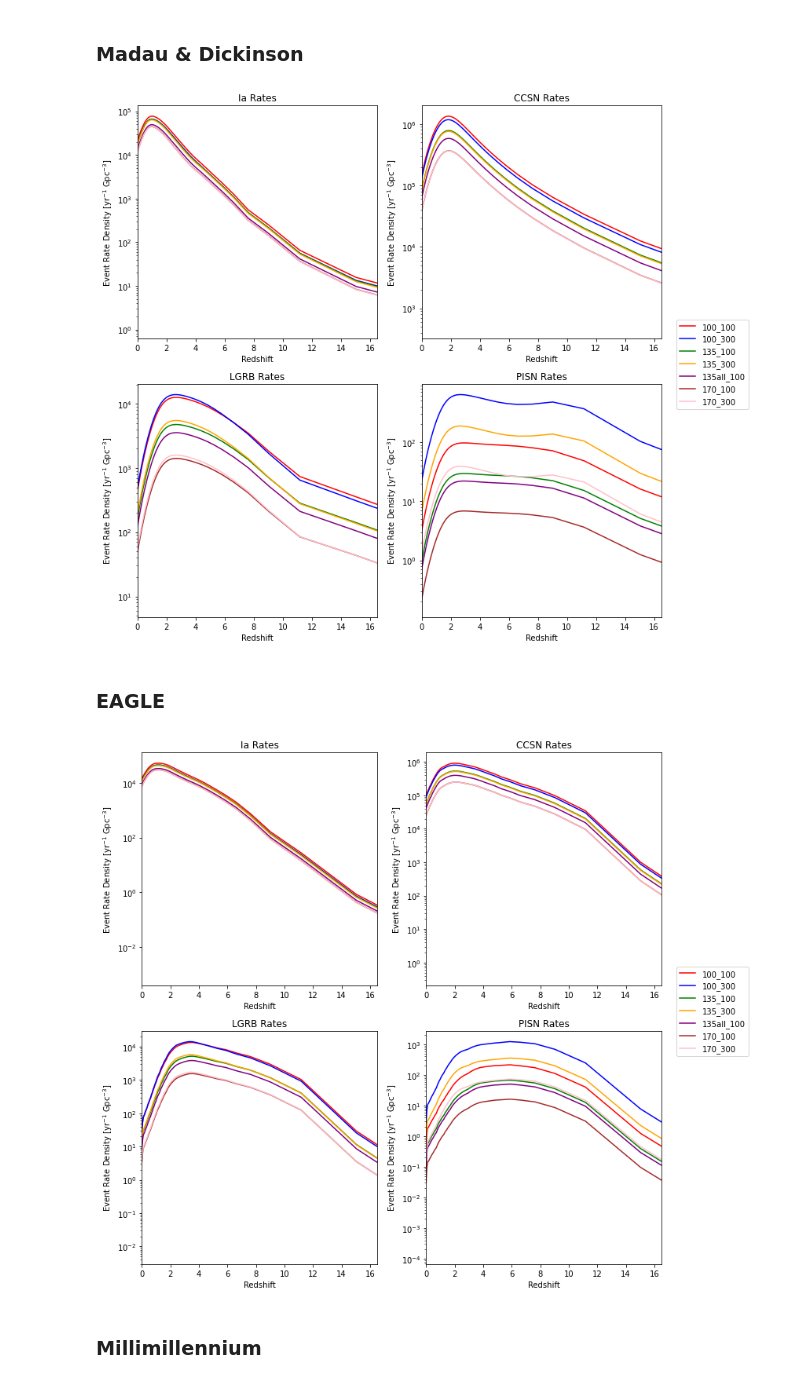
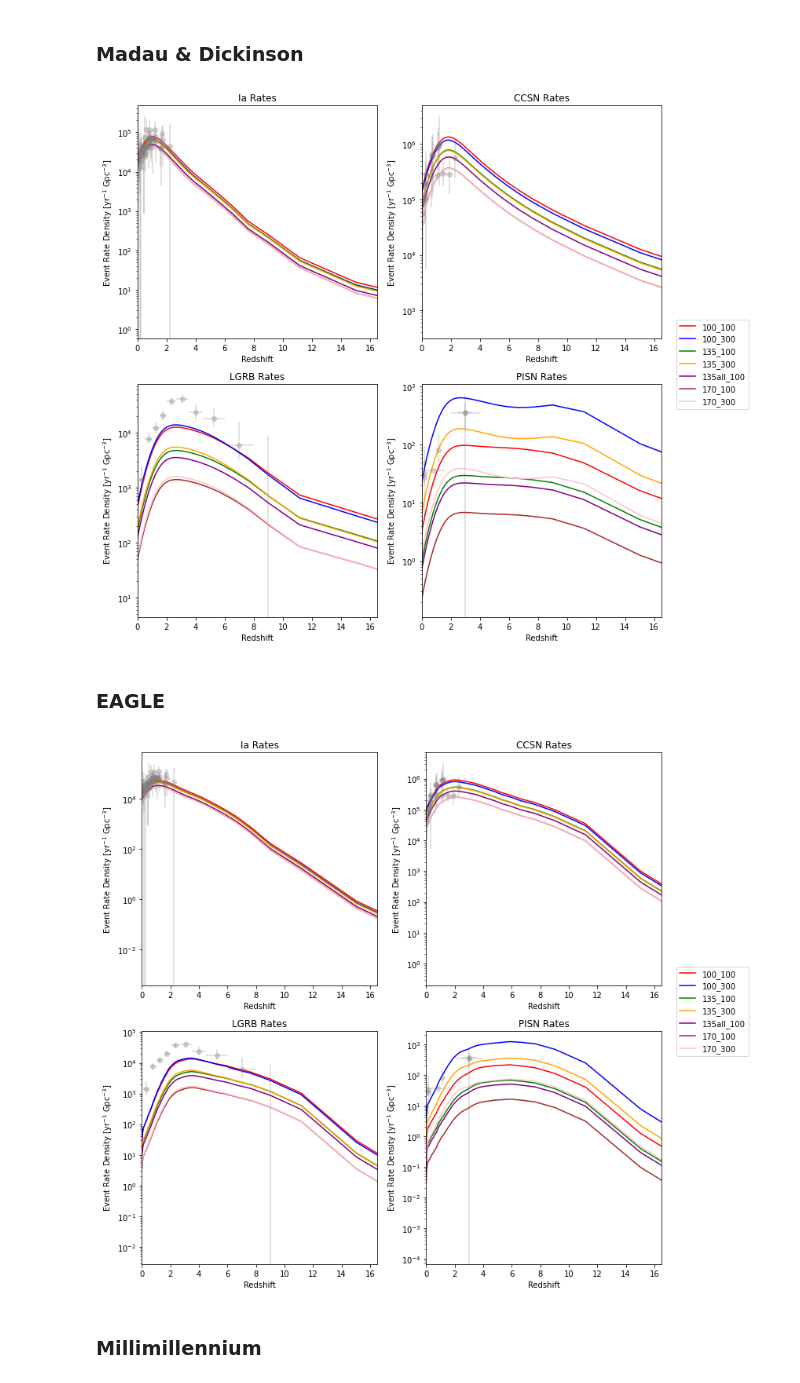
Before and after one commit to NicholaCharlton/Y4_Project, a Jupyter notebook: Dillon/Semester 2/All Rates (by Model).ipynb, the cells around one changed output. Drawn from its saved outputs; the diff is of its cells as text; code cells hidden in the pictures.

```diff
--- a/Dillon/Semester 2/All Rates (by Model).ipynb
+++ b/Dillon/Semester 2/All Rates (by Model).ipynb
@@ -28,6 +39,13 @@ bpass_file_colors = {
     '170_100': 'brown',
     '170_300': 'pink',
 }
+
+obs_colors = {
+    'Ia': 'grey',
+    'CCSN': 'grey',
+    'LGRB': 'grey',
+    'PISN': 'grey',
+}
 # %%
 model_data = {}
 
@@ -168,6 +208,17 @@ for model in models_to_plot:
                 handles.append(line)
                 labels.append(f'{bpass_file}')
 
+        ax.errorbar(
+            np.array(globals()[f'obs_{event_type}']['mean_z']),
+            np.array(globals()[f'obs_{event_type}']['rate']) * h**3,
+            xerr=[globals()[f'obs_{event_type}']['lower_z'], globals()[f'obs_{event_type}']['upper_z']],
+            yerr=[globals()[f'obs_{event_type}']['lower_rate'] * h**3, globals()[f'obs_{event_type}']['upper_rate'] * h**3],
+            fmt="o",
+            ms=6,
+            alpha=0.3,
+            color=obs_colors[event_type],
+        )
+
         ax.set_xlabel('Redshift')
         ax.set_ylabel(r"Event Rate Density [yr$^{-1}$ Gpc$^{-3}]$")
 
@@ -177,5 +228,6 @@ for model in models_to_plot:
     fig.legend(handles, labels, loc='center left', bbox_to_anchor=(0.85, 0.5))
     plt.tight_layout(rect=[0, 0, 0.85, 1])
 
+
     plt.show()
 # %% [output]
@@ -206,6 +258,17 @@ for model in models_to_plot:
                 handles.append(line)
                 labels.append(f'{bpass_file}')
 
+        ax.errorbar(
+            np.array(globals()[f'obs_{event_type}']['mean_z']),
+            np.array(globals()[f'obs_{event_type}']['rate']) * h**3,
+            xerr=[globals()[f'obs_{event_type}']['lower_z'], globals()[f'obs_{event_type}']['upper_z']],
+            yerr=[globals()[f'obs_{event_type}']['lower_rate'] * h**3, globals()[f'obs_{event_type}']['upper_rate'] * h**3],
+            fmt="o",
+            ms=6,
+            alpha=0.3,
+            color=obs_colors[event_type],
+        )
+
         ax.set_xlabel('Redshift')
         ax.set_ylabel(r"Event Rate Density [yr$^{-1}$ Gpc$^{-3}]$")
 
@@ -215,9 +278,10 @@ for model in models_to_plot:
     fig.legend(handles, labels, loc='center left', bbox_to_anchor=(0.85, 0.5))
     plt.tight_layout(rect=[0, 0, 0.85, 1])
 
+
     plt.show()
 # %% [output]
-[figure, old version]
+[figure, new version]
 # %% [markdown]
 ### EAGLE
 # %%
@@ -228,34 +292,46 @@ for model in models_to_plot:
 
     handles, labels = [], []
 
     for i, event_type in enumerate(['Ia', 'CCSN', 'LGRB', 'PISN']):
         ax = axs[i // 2, i % 2]
 
         title_position = 1
         ax.set_title(f'{event_type} Rates', y=title_position)
 
         for bpass_file in BPASS_files:
             rates_data = globals()[f'{event_type}_rates'][model][bpass_file]
             x_axis_data = model_data[model][bpass_file]['redshift_edges'][:-1]
 
             line, = ax.plot(x_axis_data, rates_data, label=f'{bpass_file}', color=bpass_file_colors[bpass_file])
 
             if i == 0:
                 handles.append(line)
                 labels.append(f'{bpass_file}')
 
+        ax.errorbar(
+            np.array(globals()[f'obs_{event_type}']['mean_z']),
+            np.array(globals()[f'obs_{event_type}']['rate']) * h**3,
+            xerr=[globals()[f'obs_{event_type}']['lower_z'], globals()[f'obs_{event_type}']['upper_z']],
+            yerr=[globals()[f'obs_{event_type}']['lower_rate'] * h**3, globals()[f'obs_{event_type}']['upper_rate'] * h**3],
+            fmt="o",
+            ms=6,
+            alpha=0.3,
+            color=obs_colors[event_type],
+        )
+
         ax.set_xlabel('Redshift')
         ax.set_ylabel(r"Event Rate Density [yr$^{-1}$ Gpc$^{-3}]$")
 
         ax.set_yscale('log')
         ax.set_xlim(0, 16.5)
 
     fig.legend(handles, labels, loc='center left', bbox_to_anchor=(0.85, 0.5))
     plt.tight_layout(rect=[0, 0, 0.85, 1])
 
+
     plt.show()
 # %% [output]
-[figure, old version]
+[figure, new version]
 # %% [markdown]
 ### Millimillennium
 # %%
```
Also changed, not shown: parts of 7 cells of this notebook.
